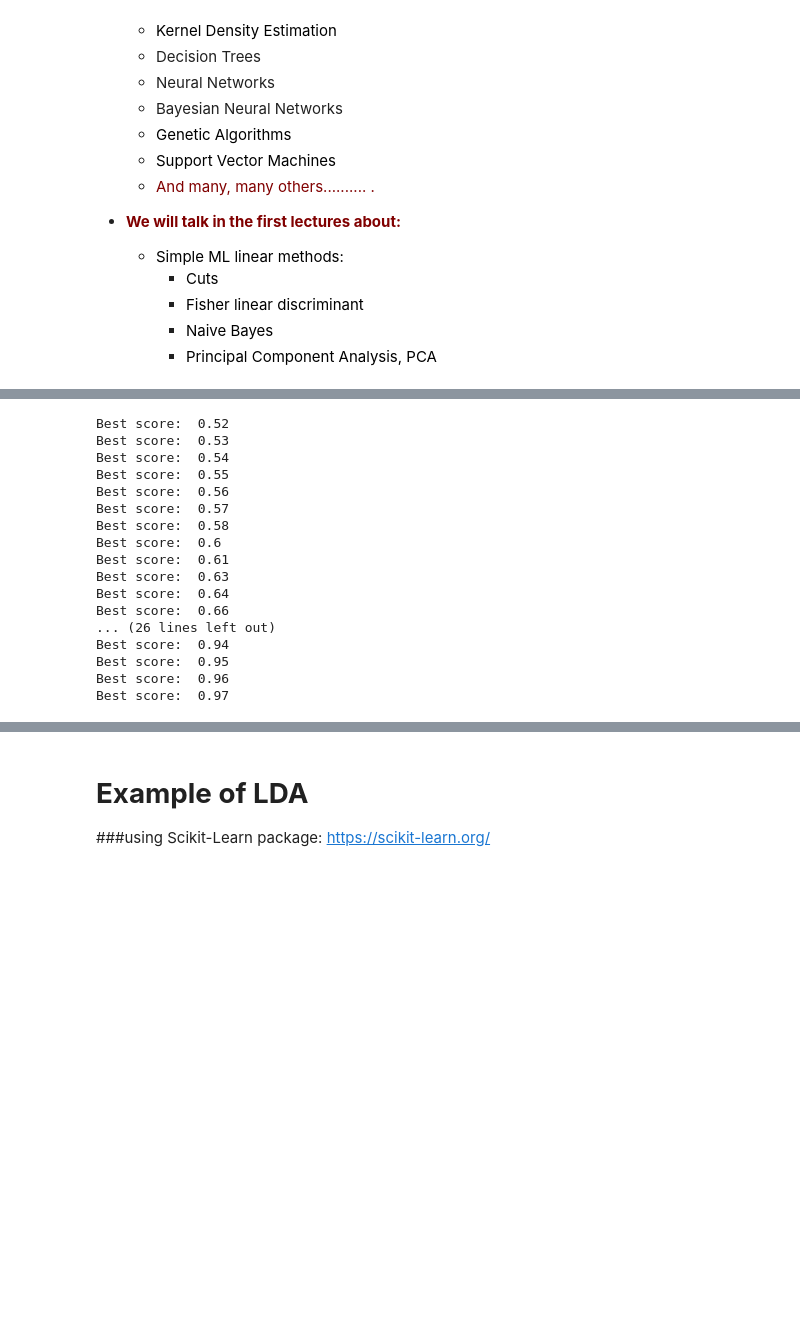
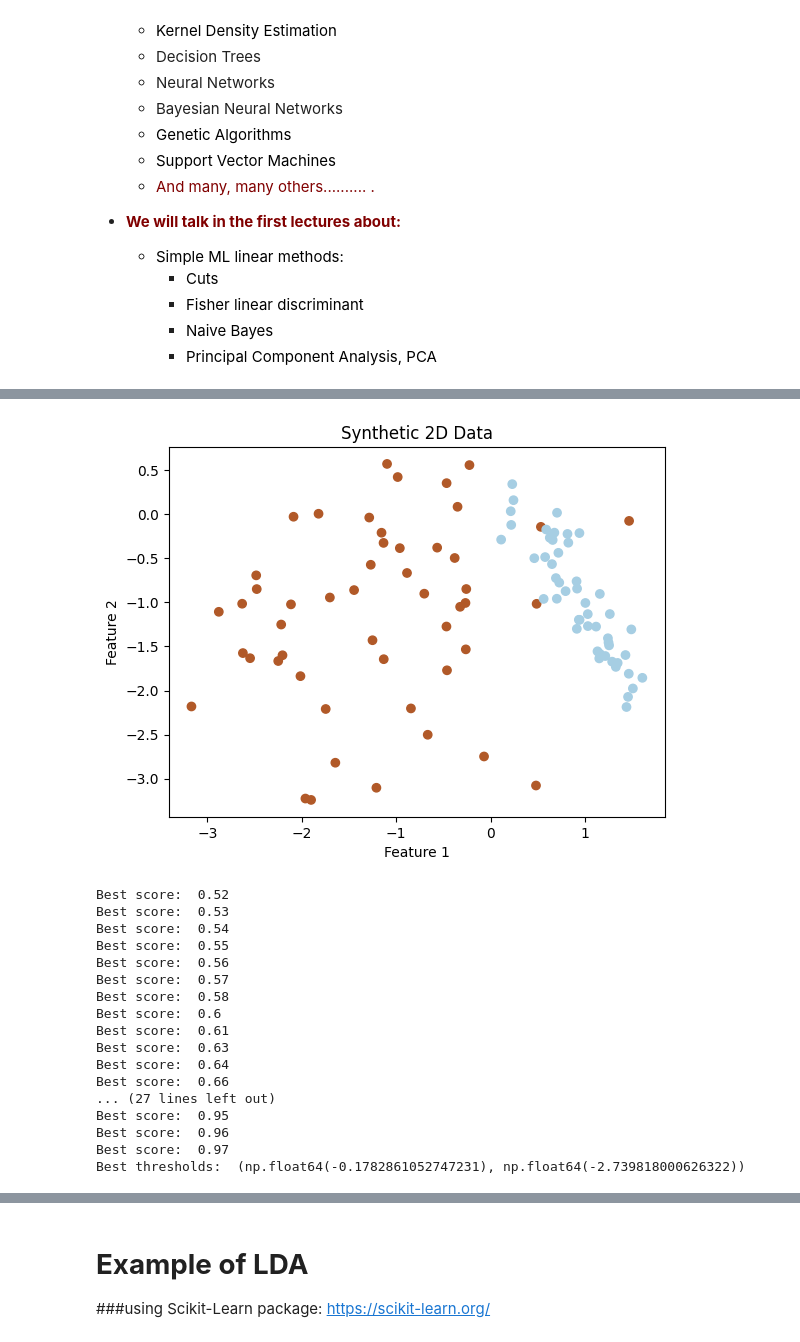
Before and after one commit to apsamanpreet/machine_learning_aps, a Jupyter notebook: lecture_1_aps.ipynb, the cells around one changed output, grey strips where cells are left out. Drawn from its saved outputs; the diff is of its cells as text; code cells hidden in the pictures; blank space fills up the shorter version.

```diff
--- a/lecture_1_aps.ipynb
+++ b/lecture_1_aps.ipynb
@@ -518,6 +518,8 @@ During training the loss is similar for both training and validation dataset.
 
 ![]( https://raw.githubusercontent.com/marcinwolter/Machine-learning-KISD-2022/main/images/lecture1/Zrzut%20ekranu%202022-02-19%20213921.png )
 # %%
+#updated by Aman Preet Singh
+
 import numpy as np
 import matplotlib.pyplot as plt
 from sklearn.datasets import make_classification
@@ -528,6 +530,11 @@ X, y = make_classification(n_features=2, n_redundant=0, random_state=10,
                            n_informative=2, n_clusters_per_class=1, n_classes=2)
 
 # Plot the data
+plt.scatter(X[:, 0], X[:, 1], c=y, cmap=plt.cm.Paired, marker='o')
+plt.xlabel('Feature 1')
+plt.ylabel('Feature 2')
+plt.title('Synthetic 2D Data')
+plt.show()
 
 # Define a function to calculate accuracy of the cuts
 def evaluate_cuts(threshold_x, threshold_y, X, y):
@@ -543,34 +550,45 @@ def evaluate_cuts(threshold_x, threshold_y, X, y):
     cuts_x = X[:, 0] < threshold_x
     cuts_y = X[:, 1] < threshold_y
     labels = np.where(cuts_x & cuts_y, 0, 1)
     acc[1] = accuracy_score(y, labels)
 
     cuts_x = X[:, 0] > threshold_x
     cuts_y = X[:, 1] < threshold_y
     labels = np.where(cuts_x & cuts_y, 0, 1)
     acc[2] = accuracy_score(y, labels)
 
     cuts_x = X[:, 0] < threshold_x
     cuts_y = X[:, 1] > threshold_y
     labels = np.where(cuts_x & cuts_y, 0, 1)
     acc[3] = accuracy_score(y, labels)
 
     return np.max(acc)
 
 # Perform grid search to find the best thresholds
 best_score = 0
 best_thresholds = (0, 0)
 for tx in np.linspace(X[:, 0].min(), X[:, 0].max(), 100):
     for ty in np.linspace(X[:, 1].min(), X[:, 1].max(), 100):
         score = evaluate_cuts(tx, ty, X, y)
         if score > best_score:
             best_score = score
-            print("Best score: ",score)
+            print("Best score: ", score)
             best_thresholds = (tx, ty)
 
 # Get the best thresholds
 threshold_x, threshold_y = best_thresholds
+print("Best thresholds: ", best_thresholds)
+
+# Plot the decision boundary
+plt.scatter(X[:, 0], X[:, 1], c=y, cmap=plt.cm.Paired, marker='o')
+plt.axvline(x=threshold_x, color='r', linestyle='--')
+plt.axhline(y=threshold_y, color='r', linestyle='--')
+plt.xlabel('Feature 1')
+plt.ylabel('Feature 2')
+plt.title('Decision Boundary')
+plt.show()
 # %% [output]
+[figure, added]
 Best score:  0.52
 Best score:  0.53
 Best score:  0.54
@@ -583,8 +601,8 @@ Best score:  0.61
 Best score:  0.63
 Best score:  0.64
 Best score:  0.66
-... (26 lines left out)
-Best score:  0.94
+... (27 lines left out)
 Best score:  0.95
 Best score:  0.96
 Best score:  0.97
+Best thresholds:  (np.float64(-0.1782861052747231), np.float64(-2.739818000626322))
```
Also changed, not shown: parts of 23 cells of this notebook.
